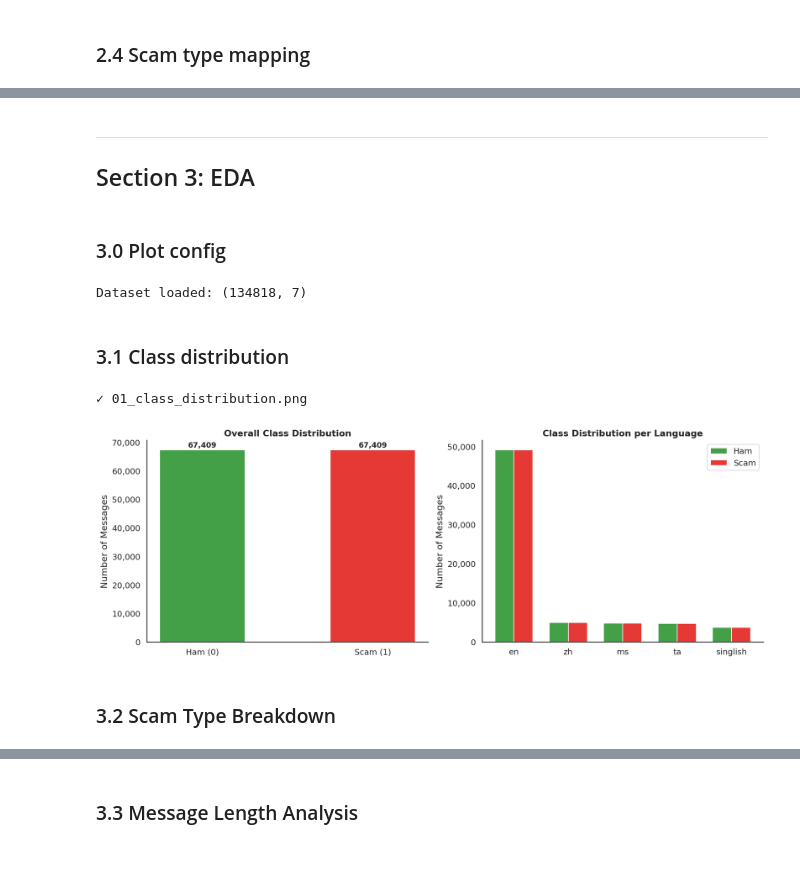
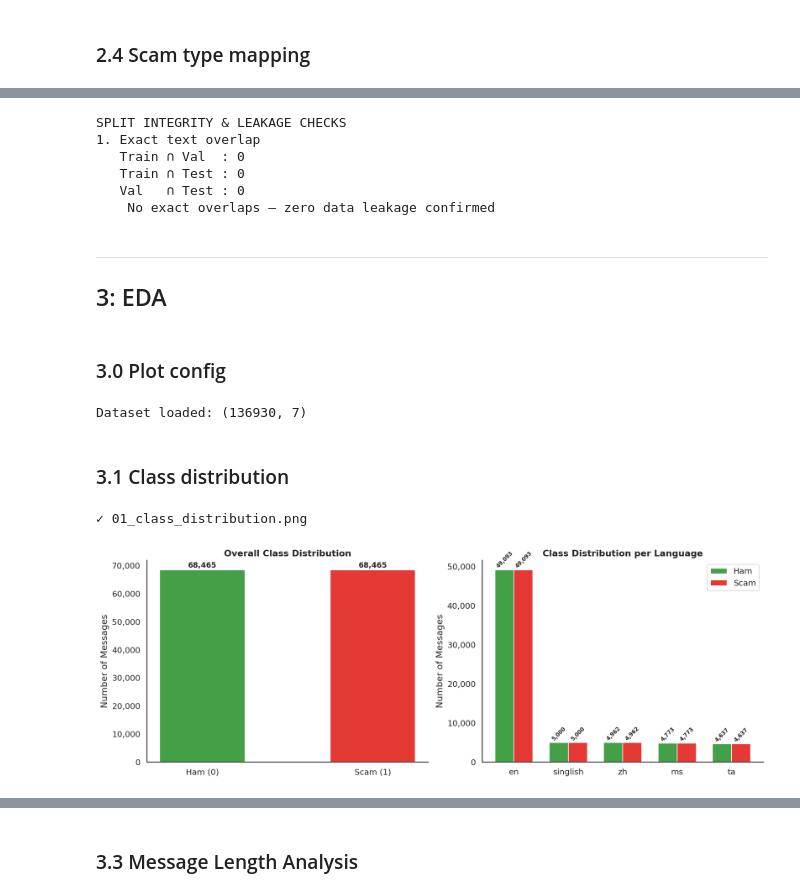
Before and after one commit to Bhoovika/ScamSense, a Jupyter notebook: Source_code/02_data-preparation-preprocessing-eda.ipynb, the cells around one changed output, grey strips where cells are left out. Drawn from its saved outputs; the diff is of its cells as text; code cells hidden in the pictures; blank space fills up the shorter version.

```diff
--- a/Source_code/02_data-preparation-preprocessing-eda.ipynb
+++ b/Source_code/02_data-preparation-preprocessing-eda.ipynb
@@ -497,10 +431,28 @@ Clean shape: (214964, 5)
 # %% [markdown]
 ### 2.2 Label check
 # %%
+# Label and scam_type integrity check
 print("Label values:", df["label"].unique())
 assert set(df["label"].unique()).issubset({0, 1}), "unexpected label values"
 print("Label check passed")
 print(df["label"].value_counts())
+
+# ham rows must not carry scam scam_types
+scam_types_for_scams = {
+    "scam_phishing", "scam_rental", "scam_investment", "scam_charity",
+    "scam_parcel_delivery", "scam_fake_friend", "scam_prize",
+    "scam_bank_impersonation", "scam_loan", "scam_ecommerce",
+    "scam_government_impersonation", "scam_job", "scam_sms_spam", "scam_other",
+}
+bad_rows = df[(df["label"] == 0) & (df["scam_type"].isin(scam_types_for_scams))]
+print(f"Ham rows with scam scam_type: {len(bad_rows)}")
+if len(bad_rows) > 0:
+    print(bad_rows["source"].value_counts())
+    # fix: reset scam_type to ham_other for misclassified rows
+    df.loc[bad_rows.index, "scam_type"] = "ham_other"
+    print("Fixed: scam_type reset to ham_other for affected rows")
+else:
+    print("No scam_type conflicts found")
 # %% [output]
 Label values: [1 0]
 Label check passed
@@ -637,4 +683,5 @@ Label balance per split:
 # %%
+df_balanced.drop(columns=["strat_key"], inplace=True)
 df_balanced.to_csv(os.path.join(DATA_DIR, "scamsense_full_dataset.csv"), index=False, encoding="utf-8-sig")
 train_df.to_csv(   os.path.join(DATA_DIR, "train.csv"), index=False, encoding="utf-8-sig")
 val_df.to_csv(     os.path.join(DATA_DIR, "val.csv"),   index=False, encoding="utf-8-sig")
@@ -651,6 +777,34 @@ for fname in ["scamsense_full_dataset.csv", "train.csv", "val.csv", "test.csv"]:
+# %%
+print("SPLIT INTEGRITY & LEAKAGE CHECKS")
+
+# Exact text overlap across splits
+train_texts = set(train_df["text"].astype(str))
+val_texts   = set(val_df["text"].astype(str))
+test_texts  = set(test_df["text"].astype(str))
+
+tv_overlap  = train_texts & val_texts
+tt_overlap  = train_texts & test_texts
+vt_overlap  = val_texts   & test_texts
+
+print("1. Exact text overlap")
+print(f"   Train ∩ Val  : {len(tv_overlap):,}")
+print(f"   Train ∩ Test : {len(tt_overlap):,}")
+print(f"   Val   ∩ Test : {len(vt_overlap):,}")
+
+assert len(tv_overlap) == 0,  "⚠ Train-Val overlap detected!"
+assert len(tt_overlap) == 0,  "⚠ Train-Test overlap detected!"
+assert len(vt_overlap) == 0,  "⚠ Val-Test overlap detected!"
+print("    No exact overlaps — zero data leakage confirmed")
+# %% [output]
+SPLIT INTEGRITY & LEAKAGE CHECKS
+1. Exact text overlap
+   Train ∩ Val  : 0
+   Train ∩ Test : 0
+   Val   ∩ Test : 0
+    No exact overlaps — zero data leakage confirmed
 # %% [markdown]
 ---
-## Section 3: EDA
+## 3: EDA
 # %% [markdown]
 ### 3.0 Plot config
 # %%
@@ -681,14 +835,14 @@ PALETTE = {
 }
 LABEL_COLORS = {0: "#43A047", 1: "#E53935"}   # ham=green  scam=red
 
-FIG_DIR = Path("eda_plots")
+FIG_DIR = Path(FIGURES_DIR)
 FIG_DIR.mkdir(exist_ok=True)
 
 def save(fig, name):
     fig.savefig(FIG_DIR / f"{name}.png", dpi=150, bbox_inches="tight")
     print(f"✓ {name}.png")
 
-# ── load dataset ─────────────────────────────────────────────────────────────
+# load dataset
 INPUT_DIR = "/kaggle/working/data/"
 df = pd.read_csv(f"{INPUT_DIR}/scamsense_full_dataset.csv")
 if "strat_key" in df.columns:
@@ -699,11 +853,11 @@ df["char_len"]   = df["text"].astype(str).str.len()
 df["word_count"] = df["text"].astype(str).str.split().str.len()
 print(f"Dataset loaded: {df.shape}")
 # %% [output]
-Dataset loaded: (134818, 7)
+Dataset loaded: (136930, 7)
 # %% [markdown]
 ### 3.1 Class distribution
 # %%
-# ── plot 01 · overall & per-language class distribution ──────────────────────
+#plot 01 · overall & per-language class distribution
 fig, axes = plt.subplots(1, 2, figsize=(14, 5))
 
 # overall
@@ -712,33 +866,39 @@ counts = df["label"].value_counts().sort_index()
 bars = ax.bar(["Ham (0)", "Scam (1)"], counts.values,
               color=[LABEL_COLORS[0], LABEL_COLORS[1]], width=0.5, edgecolor="white")
 for bar, val in zip(bars, counts.values):
     ax.text(bar.get_x() + bar.get_width()/2, bar.get_height() + 200,
             f"{val:,}", ha="center", va="bottom", fontsize=11, fontweight="bold")
 ax.set_title("Overall Class Distribution", fontweight="bold")
 ax.set_ylabel("Number of Messages")
 ax.yaxis.set_major_formatter(mticker.FuncFormatter(lambda x, _: f"{int(x):,}"))
 
 # per language
 ax = axes[1]
 lang_label = df.groupby(["language", "label"]).size().unstack(fill_value=0).reindex(columns=[0, 1])
 lang_order = lang_label.sum(axis=1).sort_values(ascending=False).index
 lang_label = lang_label.loc[lang_order]
 x = range(len(lang_label))
 w = 0.35
 ax.bar([i - w/2 for i in x], lang_label[0], width=w, label="Ham",  color=LABEL_COLORS[0], edgecolor="white")
 ax.bar([i + w/2 for i in x], lang_label[1], width=w, label="Scam", color=LABEL_COLORS[1], edgecolor="white")
+
+# bold + rotated labels on right panel
+for i, (h_val, s_val) in enumerate(zip(lang_label[0], lang_label[1])):
+    ax.text(i - w/2, h_val + 200, f"{h_val:,}",
+            ha="center", va="bottom", fontsize=8, fontweight="bold", rotation=45)
+    ax.text(i + w/2, s_val + 200, f"{s_val:,}",
+            ha="center", va="bottom", fontsize=8, fontweight="bold", rotation=45)
+
 ax.set_xticks(list(x))
 ax.set_xticklabels(lang_label.index)
 ax.set_title("Class Distribution per Language", fontweight="bold")
 ax.set_ylabel("Number of Messages")
 ax.legend()
 ax.yaxis.set_major_formatter(mticker.FuncFormatter(lambda x, _: f"{int(x):,}"))
 
 plt.tight_layout()
 save(fig, "01_class_distribution")
 plt.show()
 # %% [output]
 ✓ 01_class_distribution.png
-[figure, old version]
+[figure, new version]
-# %% [markdown]
-### 3.2 Scam Type Breakdown
```
Also changed, not shown: parts of 38 cells of this notebook, 3 other files.
